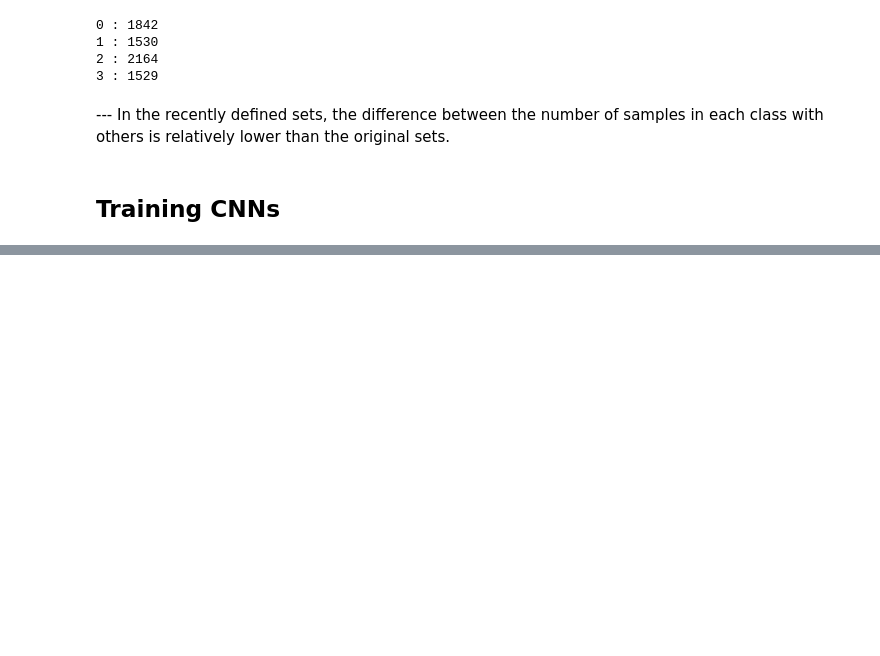
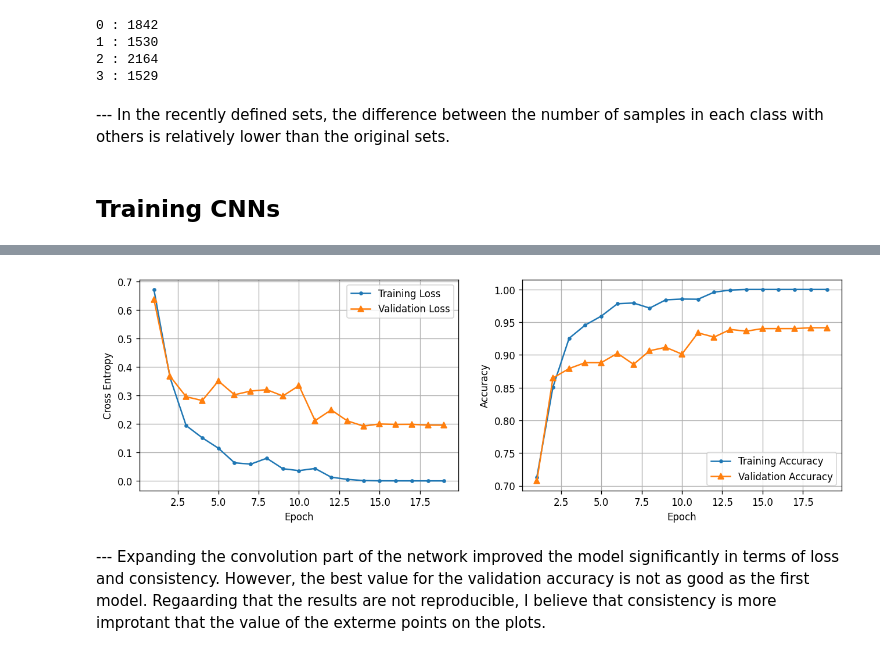
Before and after one commit to MostafaJahanian/DL_Projects, a Jupyter notebook: alzheimer_brain_images_classification_using_cnn.ipynb, the cells around one changed output, grey strips where cells are left out. Saved outputs shown, nothing was run; the diff lists cells and outputs as text; code cells hidden in the pictures; blank space fills up the shorter version.

```diff
--- a/alzheimer_brain_images_classification_using_cnn.ipynb
+++ b/alzheimer_brain_images_classification_using_cnn.ipynb
@@ -360,0 +443,21 @@ plot_training_curves(pd.DataFrame(history_1_a.history).iloc[1:,:])
+# %%
+tf.random.set_seed(42)
+
+cnn_3 = keras.Sequential([
+    layers.Rescaling(1/.255),
+    layers.Conv2D(filters = 16, kernel_size = 3, activation = 'relu'),
+    layers.MaxPooling2D(pool_size = 2),
+    layers.Conv2D(filters = 32, kernel_size = 3, activation = 'relu', padding = 'same'),
+    layers.MaxPooling2D(pool_size = 2),
+    layers.Flatten(),
+    layers.Dense(100, activation = 'relu'),
+    layers.Dense(4, activation = 'softmax')
+])
+
+cnn_3.compile(
+    loss = keras.losses.SparseCategoricalCrossentropy(),
+    optimizer = keras.optimizers.Adam(),
+    metrics = 'accuracy'
+)
+
+history_3 = cnn_3.fit(X_train, y_train, epochs = 20, validation_data = (X_val, y_val))
@@ -360,0 +482,6 @@ plot_training_curves(pd.DataFrame(history_1_a.history).iloc[1:,:])
+# %%
+plot_training_curves(pd.DataFrame(history_3.history).iloc[1:,:])
+# %% [output]
+[figure, added]
+# %% [markdown]
+--- Expanding the convolution part of the network improved the model significantly in terms of loss and consistency. However, the best value for the validation accuracy is not as good as the first model. Regaarding that the results are not reproducible, I believe that consistency is more improtant that the value of the exterme points on the plots.
```
Also changed, not shown: parts of 34 cells of this notebook.
